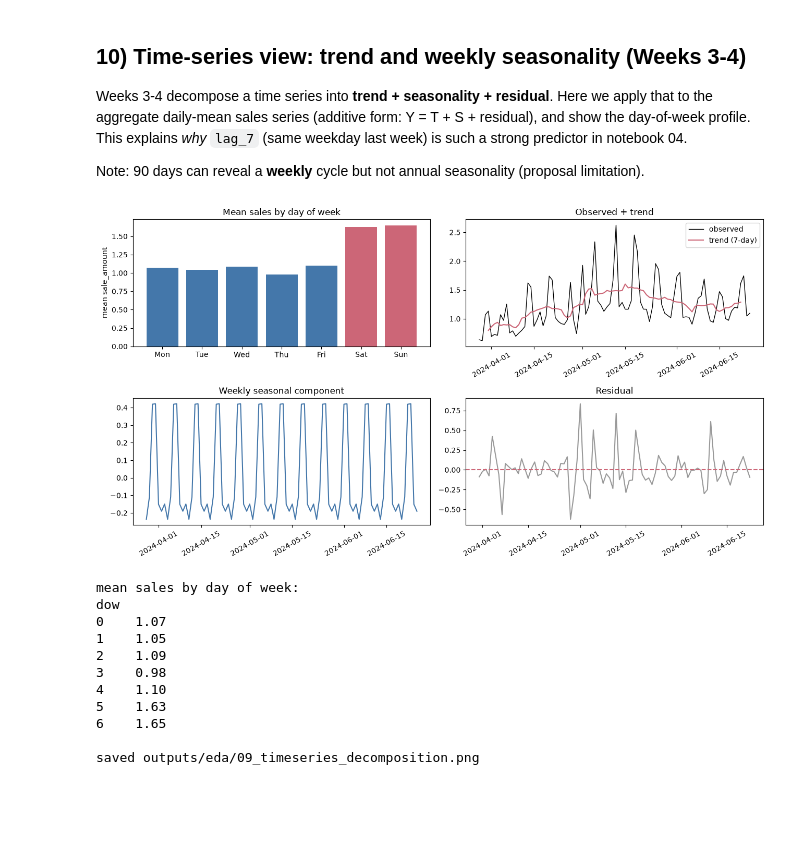
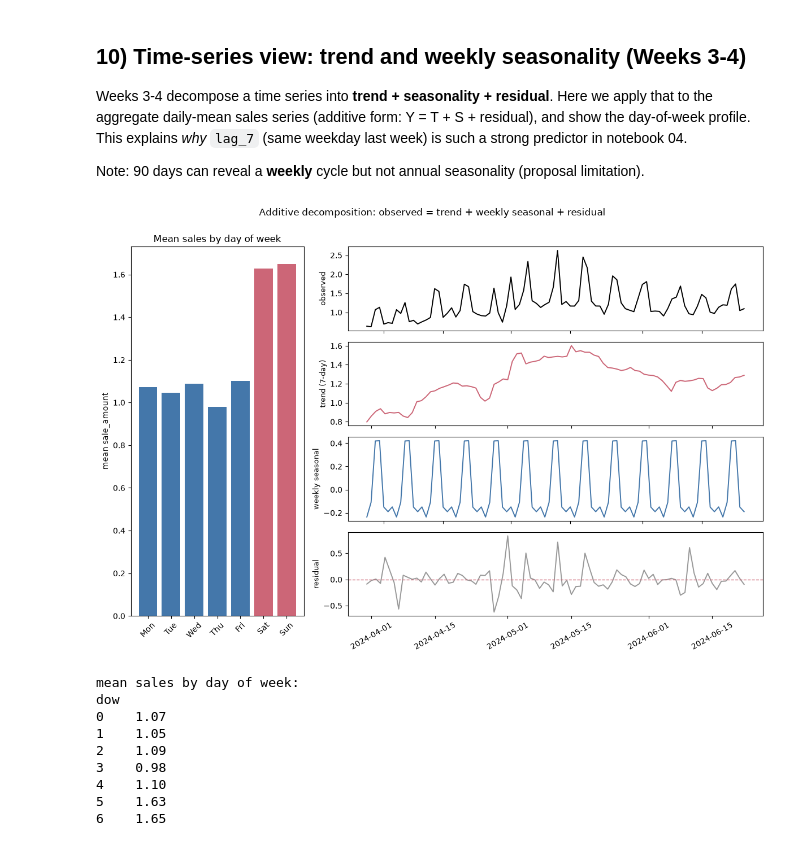
Before and after one commit to fayfayMN/mis480-freshretailnet, a Jupyter notebook: Analysis/Feifei Notebooks/03_eda.ipynb, the cells around one changed output. Saved outputs shown, nothing was run; the diff lists cells and outputs as text; code cells hidden in the pictures; blank space fills up the shorter version.

```diff
--- a/Analysis/Feifei Notebooks/03_eda.ipynb
+++ b/Analysis/Feifei Notebooks/03_eda.ipynb
@@ -108,11 +134,13 @@ plt.show()
 # %%
-# 4) sales across temperature ranges
-df["temp_bin"] = pd.cut(df["avg_temperature"], bins=6)
-temp = df.groupby("temp_bin", observed=True)["sale_amount"].mean()
-plt.figure(figsize=(7,4))
-plt.bar([str(i) for i in temp.index], temp.values, color="#4477aa")
-plt.xticks(rotation=30, ha="right"); plt.ylabel("mean sale_amount")
-plt.title("Average sales by temperature range")
-plt.tight_layout(); plt.savefig("outputs/eda/04_sales_by_temperature.png", dpi=150);
-plt.show()
+# 4) sales vs temperature -- scatter (sampled) + binned-mean trend
+samp = df.sample(min(3000, len(df)), random_state=1)
+plt.figure(figsize=(7.5, 4))
+plt.scatter(samp['avg_temperature'], samp['sale_amount'], s=6, alpha=0.2, color='#86b6ef')
+tbins = pd.cut(df['avg_temperature'], bins=8)
+bm = df.groupby(tbins, observed=True)['sale_amount'].mean()
+centers = [iv.mid for iv in bm.index]
+plt.plot(centers, bm.values, color='#eb6834', marker='o', lw=2, label='binned mean')
+plt.xlabel('avg_temperature'); plt.ylabel('sale_amount')
+plt.title('Sales vs temperature (points + binned mean)'); plt.legend()
+plt.tight_layout(); plt.savefig('outputs/eda/04_sales_by_temperature.png', dpi=150); plt.show()
 # %% [output]
@@ -382,36 +418,38 @@ such a strong predictor in notebook 04.
 
 Note: 90 days can reveal a **weekly** cycle but not annual seasonality (proposal limitation).
 # %%
-# day-of-week profile
+# 10) time-series view -- day-of-week profile + stacked additive decomposition
 df["dow"] = df["dt"].dt.dayofweek
 dow_means = df.groupby("dow")["sale_amount"].mean()
 labels = ["Mon", "Tue", "Wed", "Thu", "Fri", "Sat", "Sun"]
-
-# additive decomposition of the aggregate daily-mean series
 daily = df.groupby("dt")["sale_amount"].mean().sort_index()
 trend = daily.rolling(7, center=True).mean()
 detrended = daily - trend
-seasonal = detrended.groupby(daily.index.dayofweek).transform("mean")   # weekly component
+seasonal = detrended.groupby(daily.index.dayofweek).transform("mean")
 residual = daily - trend - seasonal
 
-fig, axes = plt.subplots(2, 2, figsize=(13, 7))
-axes[0, 0].bar(labels, dow_means.values, color=["#4477aa"] * 5 + ["#cc6677"] * 2)
-axes[0, 0].set_title("Mean sales by day of week"); axes[0, 0].set_ylabel("mean sale_amount")
-axes[0, 1].plot(daily.index, daily.values, color="black", lw=1, label="observed")
-axes[0, 1].plot(trend.index, trend.values, color="#cc6677", label="trend (7-day)")
-axes[0, 1].set_title("Observed + trend"); axes[0, 1].legend(); axes[0, 1].tick_params(axis="x", rotation=30)
-axes[1, 0].plot(daily.index, seasonal.values, color="#4477aa")
-axes[1, 0].set_title("Weekly seasonal component"); axes[1, 0].tick_params(axis="x", rotation=30)
-axes[1, 1].plot(daily.index, residual.values, color="#999999"); axes[1, 1].axhline(0, color="#cc6677", ls="--")
-axes[1, 1].set_title("Residual"); axes[1, 1].tick_params(axis="x", rotation=30)
-plt.tight_layout(); plt.savefig("outputs/eda/09_timeseries_decomposition.png", dpi=150);
-plt.show()
-
+fig = plt.figure(figsize=(12, 8))
+gsp = fig.add_gridspec(4, 2, width_ratios=[1, 2.4])
+axp = fig.add_subplot(gsp[:, 0])
+axp.bar(labels, dow_means.values, color=["#4477aa"] * 5 + ["#cc6677"] * 2)
+axp.set_title("Mean sales by day of week"); axp.set_ylabel("mean sale_amount"); axp.tick_params(axis='x', rotation=45)
+parts = [("observed", daily.values, "black"), ("trend (7-day)", trend.values, "#cc6677"),
+         ("weekly seasonal", seasonal.values, "#4477aa"), ("residual", residual.values, "#999999")]
+daxes = [fig.add_subplot(gsp[i, 1]) for i in range(4)]
+for ax, (nm, vals, col) in zip(daxes, parts):
+    ax.plot(daily.index, vals, color=col, lw=1.4)
+    if nm == "residual":
+        ax.axhline(0, color="#cc6677", ls="--", lw=1)
+    ax.set_ylabel(nm, fontsize=9)
+for ax in daxes[:-1]:
+    ax.set_xticklabels([])
+daxes[-1].tick_params(axis='x', rotation=30)
+fig.suptitle("Additive decomposition: observed = trend + weekly seasonal + residual", y=1.0)
+plt.tight_layout(); plt.savefig("outputs/eda/09_timeseries_decomposition.png", dpi=150); plt.show()
 print("mean sales by day of week:")
 print(dow_means.round(2).to_string())
-print("\nsaved outputs/eda/09_timeseries_decomposition.png")
 # %% [output]
-[figure, old version]
+[figure, new version]
 mean sales by day of week:
 dow
 0    1.07
@@ -421,6 +459,4 @@ dow
 4    1.10
 5    1.63
 6    1.65
-
-saved outputs/eda/09_timeseries_decomposition.png
 # %% [markdown]
```
Also changed, not shown: parts of 22 cells of this notebook, 35 other files.
